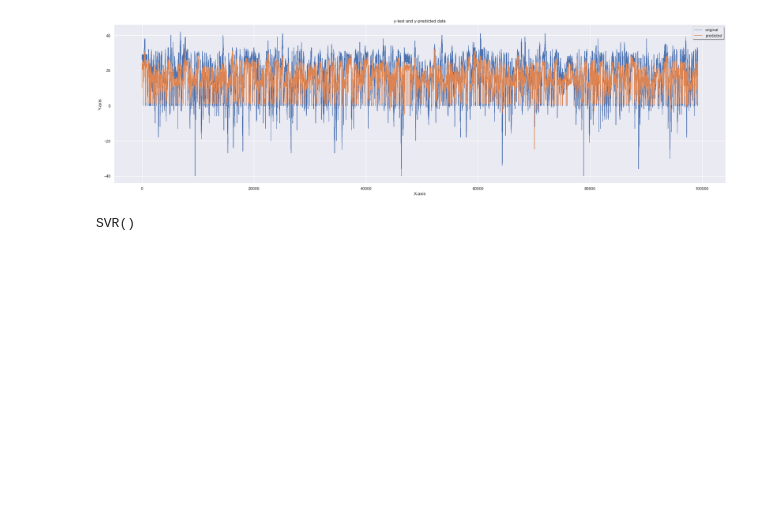
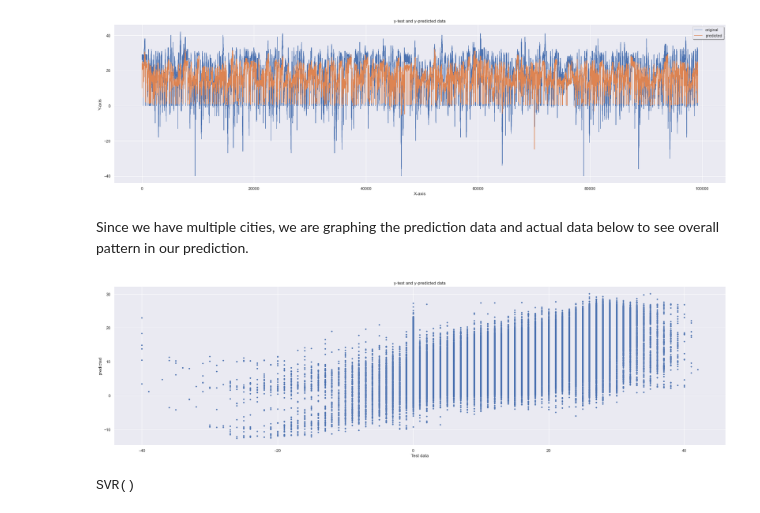
Before and after one commit to sumants-dev/CIS545-Project, a Jupyter notebook: Seasonal_weather_data__analysisv2.ipynb, the cells around one changed output. Cells and saved outputs as stored; diff of their text form; code cells hidden in the pictures; blank space fills up the shorter version.

Commit message:
updated graph with predict and actual comparision

```diff
--- a/Seasonal_weather_data__analysisv2.ipynb
+++ b/Seasonal_weather_data__analysisv2.ipynb
@@ -905,6 +905,19 @@ plt.grid(True)
 plt.show()
 # %% [output]
 [figure]
+# %% [markdown]
+Since we have multiple cities, we are graphing the prediction data and actual data below to see overall pattern in our prediction.
+# %%
+x_ax = range(len(y_test))
+
+plt.plot(y_test, y_pred,".")
+plt.title("y-test and y-predicted data")
+plt.xlabel('Test data')
+plt.ylabel('predicted')
+plt.grid(True)
+plt.show()
+# %% [output]
+[figure, added]
 # %%
 #Dataset 2
 X2 = x_train2
```
Also changed, not shown: parts of 8 cells of this notebook.
